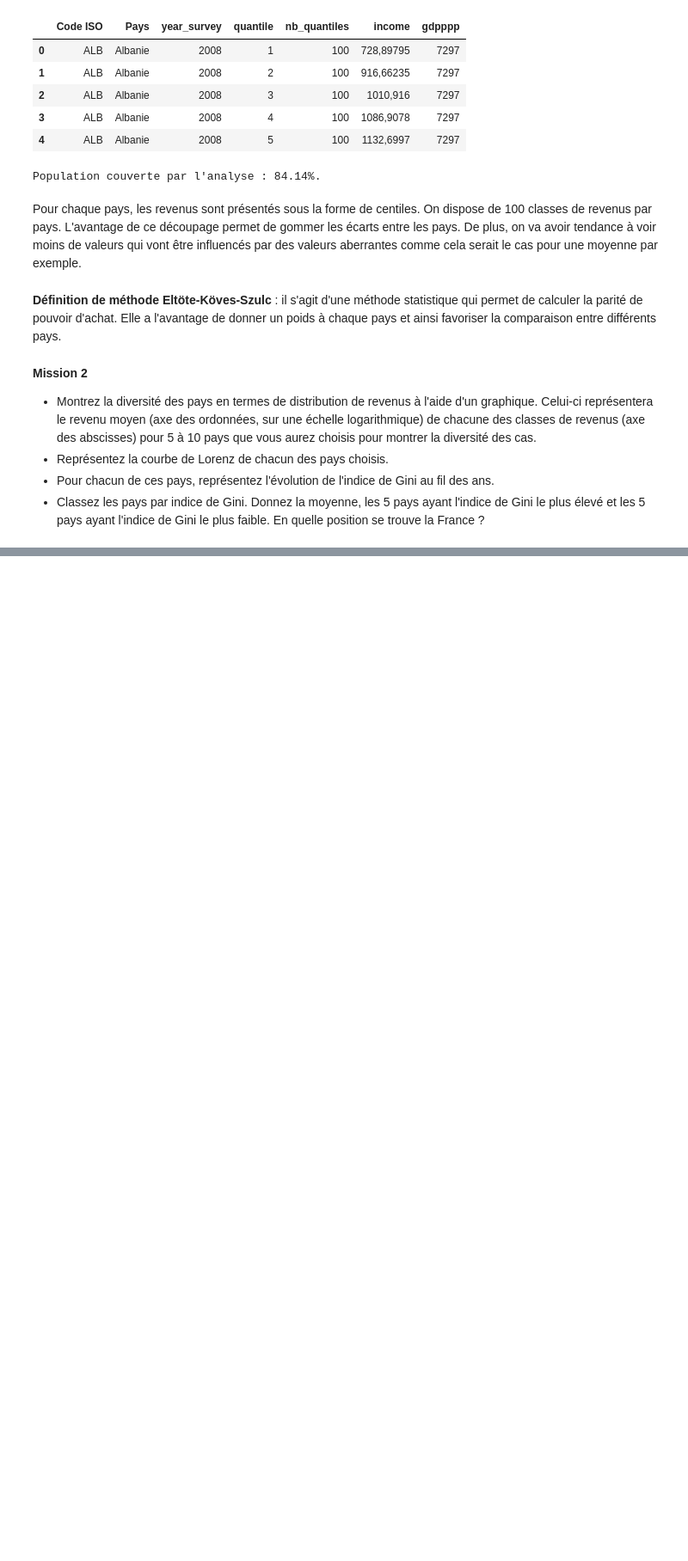
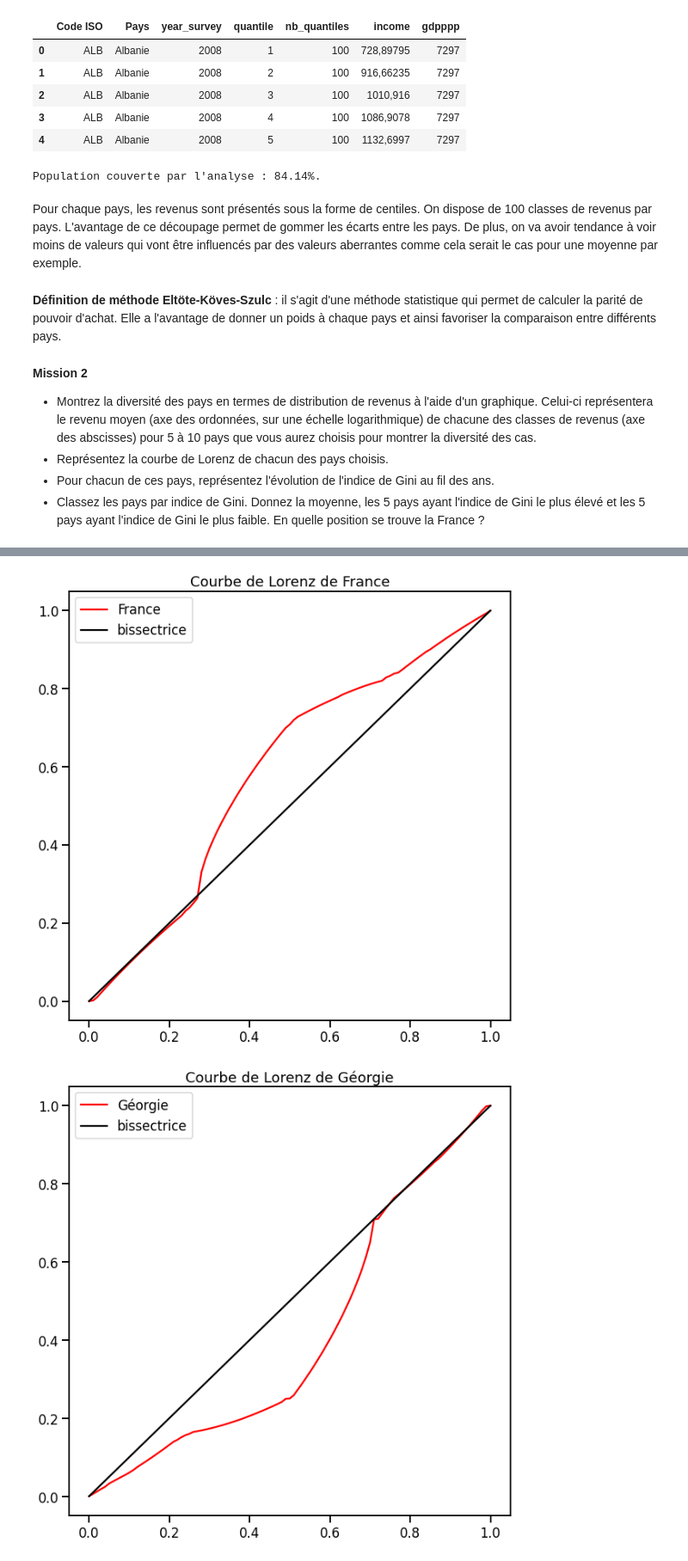
Before and after one commit to Sylvariane/prediction_revenus, a Jupyter notebook: P07_code.ipynb, the cells around one changed output, grey strips where cells are left out. Shown at 86% size. Cells and saved outputs as stored; diff of their text form; code cells hidden in the pictures; blank space fills up the shorter version.

```diff
--- a/P07_code.ipynb
+++ b/P07_code.ipynb
@@ -17,6 +17,28 @@ import seaborn as sns
 # %%
 sns.set_context('talk')
 sns.set_palette('Set1')
+# %%
+def gini(arr):
+    ## first sort
+    sorted_arr = arr.copy()
+    sorted_arr.sort()
+    n = arr.size
+    coef_ = 2. / n
+    const_ = (n + 1.) / n
+    weighted_sum = sum([(i+1)*yi for i, yi in enumerate(sorted_arr)])
+    return coef_*weighted_sum/(sorted_arr.sum()) - const_
+
+def lorenz_curve(X):
+    X_lorenz = X.cumsum() / X.sum()
+    X_lorenz = np.insert(X_lorenz, 0, 0)
+    X_lorenz[0], X_lorenz[-1]
+    fig, ax = plt.subplots(figsize=[10,10])
+    ## scatter plot of Lorenz curve
+    _ = ax.plot(np.arange(X_lorenz.size)/(X_lorenz.size-1), X_lorenz, color='red', label=i)
+    _ = ax.plot([0,1], [0,1], color='k', label='bissectrice')
+    _ = plt.title('Courbe de Lorenz de ' + i)
+    _ = plt.legend()
+    _ = plt.show()
 # %%
 data = pd.read_csv('/content/drive/My Drive/Data Analyst - OC/Projets/P7_guillot_cecile/data-projet7.csv')
 # %%
@@ -144,0 +167,10 @@ _ = plt.show()
+# %%
+pays = ['France', 'Géorgie', 'Canada', 'Honduras', 'Colombie', 'Brésil', 'Albanie', 'Allemagne', 'Philippines', 'Thaïlande']
+
+for i in pays:
+  arr = df.loc[df['Pays'] == i]['income']
+  X = np.array(arr)
+  lorenz_curve(X)
+# %% [output]
+[figure, added]
+[figure, added]
```
Also changed, not shown: parts of 17 cells of this notebook.
